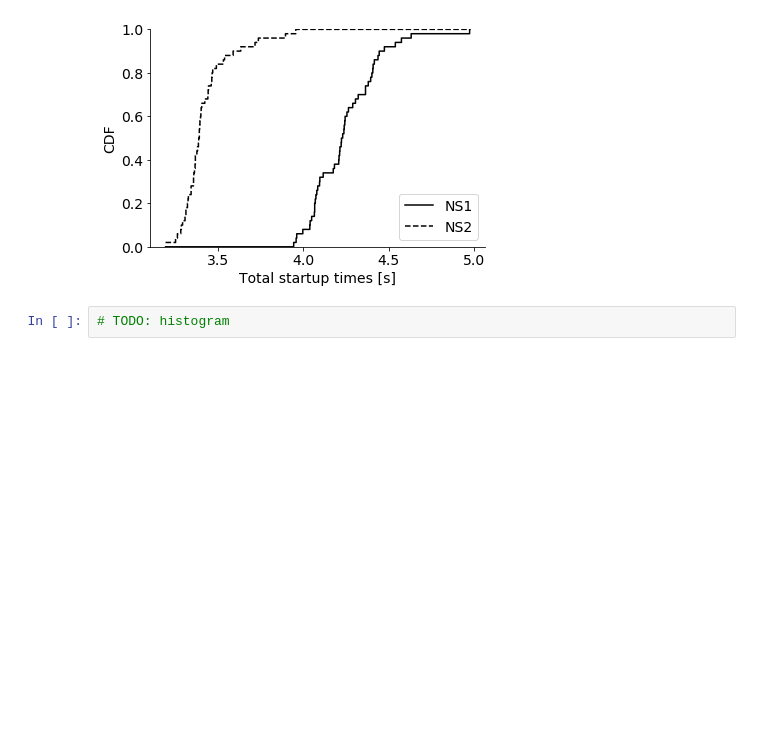
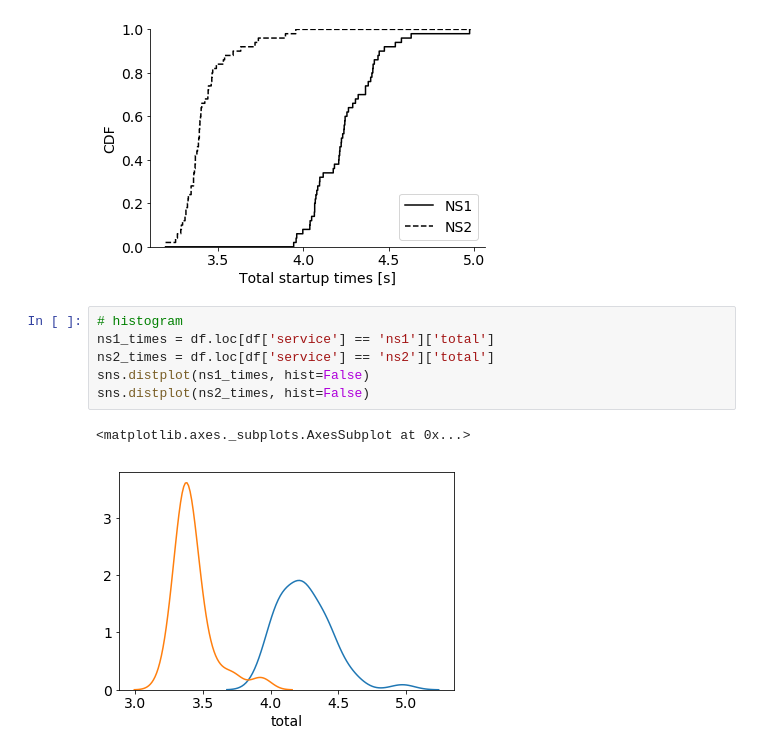
Before and after one commit to sonata-nfv/tng-industrial-pilot, a Jupyter notebook: evaluation/plot_times.ipynb, the cells around one changed output. Cells and saved outputs as stored; diff of their text form; blank space fills up the shorter version.

Commit message:
added simple histogram

```diff
--- a/evaluation/plot_times.ipynb
+++ b/evaluation/plot_times.ipynb
@@ -167,5 +167,12 @@ plot_nicer_cdf('instantiation', 'Instantiation')
 plot_nicer_cdf('total', 'Total startup')
 # %% [output]
 [figure]
-# %%
-# TODO: histogram
+# %%
+# histogram
+ns1_times = df.loc[df['service'] == 'ns1']['total']
+ns2_times = df.loc[df['service'] == 'ns2']['total']
+sns.distplot(ns1_times, hist=False)
+sns.distplot(ns2_times, hist=False)
+# %% [output]
+<matplotlib.axes._subplots.AxesSubplot at 0x...>
+[figure, added]
```
